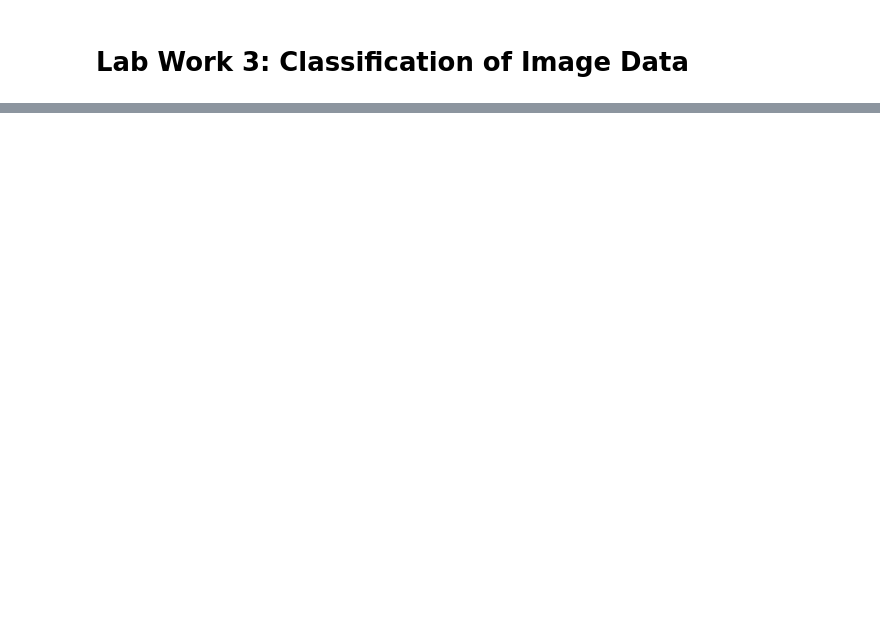
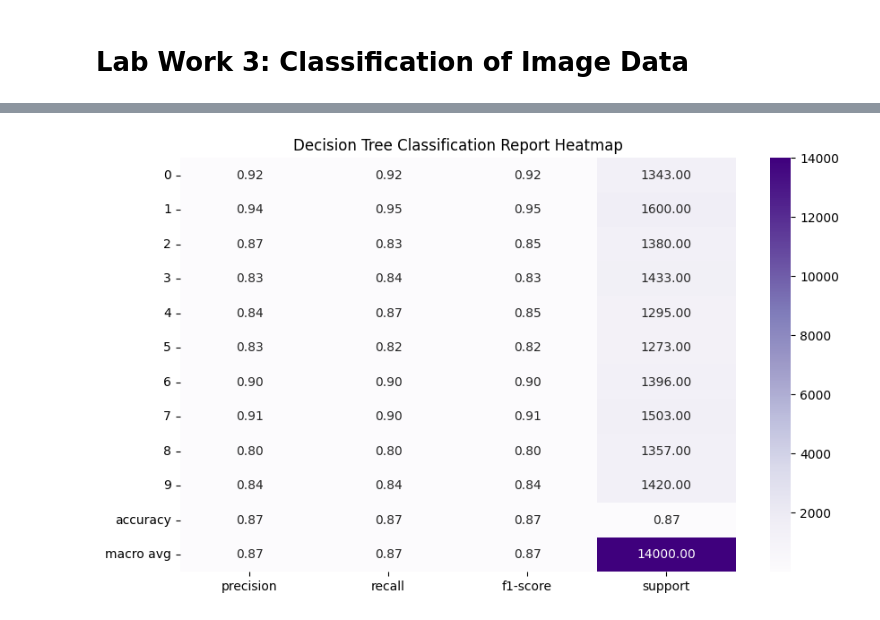
Before and after one commit to moussaka-crypto/uni, a Jupyter notebook: year3/bda2/3_imageClassification.ipynb, the cells around one changed output, grey strips where cells are left out. Drawn from its saved outputs; the diff is of its cells as text; code cells hidden in the pictures; blank space fills up the shorter version.

```diff
--- a/year3/bda2/3_imageClassification.ipynb
+++ b/year3/bda2/3_imageClassification.ipynb
@@ -39 +225,8 @@ from sklearn.tree import DecisionTreeClassifier
+# %%
+from sklearn.tree import DecisionTreeClassifier
+
+X = np.array(X)
+y = np.array(y, dtype=int)
+
+X_train, X_test, y_train, y_test = train_test_split(X, y, test_size=0.2, random_state=42)
 # %% [markdown]
@@ -40,0 +234,5 @@ from sklearn.tree import DecisionTreeClassifier
+# %%
+dt_classifier = DecisionTreeClassifier(random_state=42)
+cross_val_scores = cross_validate(dt_classifier, X_train, y_train, cv=3, scoring=scoring_metrics)
+
+dt_classifier.fit(X_train, y_train)
@@ -44,0 +243,8 @@ from sklearn.tree import DecisionTreeClassifier
+# %%
+y_pred_dt = dt_classifier.predict(X_test)
+
+dt_report = classification_report(y_test, y_pred_dt, output_dict=True)
+print("Classification Report (Decision Tree):\n", classification_report(y_test, y_pred_dt))
+
+conf_matrix_dt = confusion_matrix(y_test, y_pred_dt)
+print("\nConfusion Matrix (Decision Tree):\n", conf_matrix_dt)
@@ -44,0 +269,9 @@ from sklearn.tree import DecisionTreeClassifier
+# %%
+report_df = pd.DataFrame(dt_report).transpose()
+
+plt.figure(figsize=(10, 6))
+sns.heatmap(report_df.iloc[:-1, :].astype(float), annot=True, cmap="Purples", fmt=".2f")
+plt.title("Decision Tree Classification Report Heatmap")
+plt.show()
+# %% [output]
+[figure, added]
```
Also changed, not shown: parts of 70 cells of this notebook, 4 other files.
